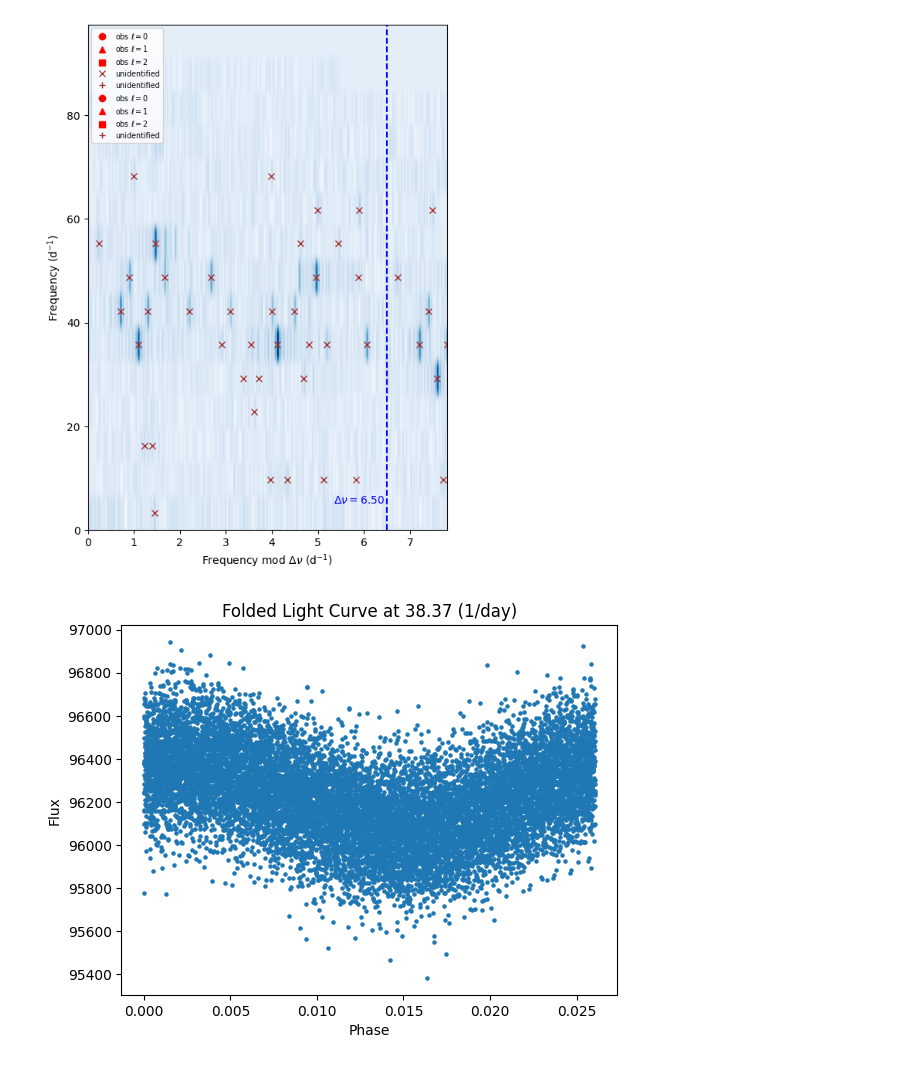
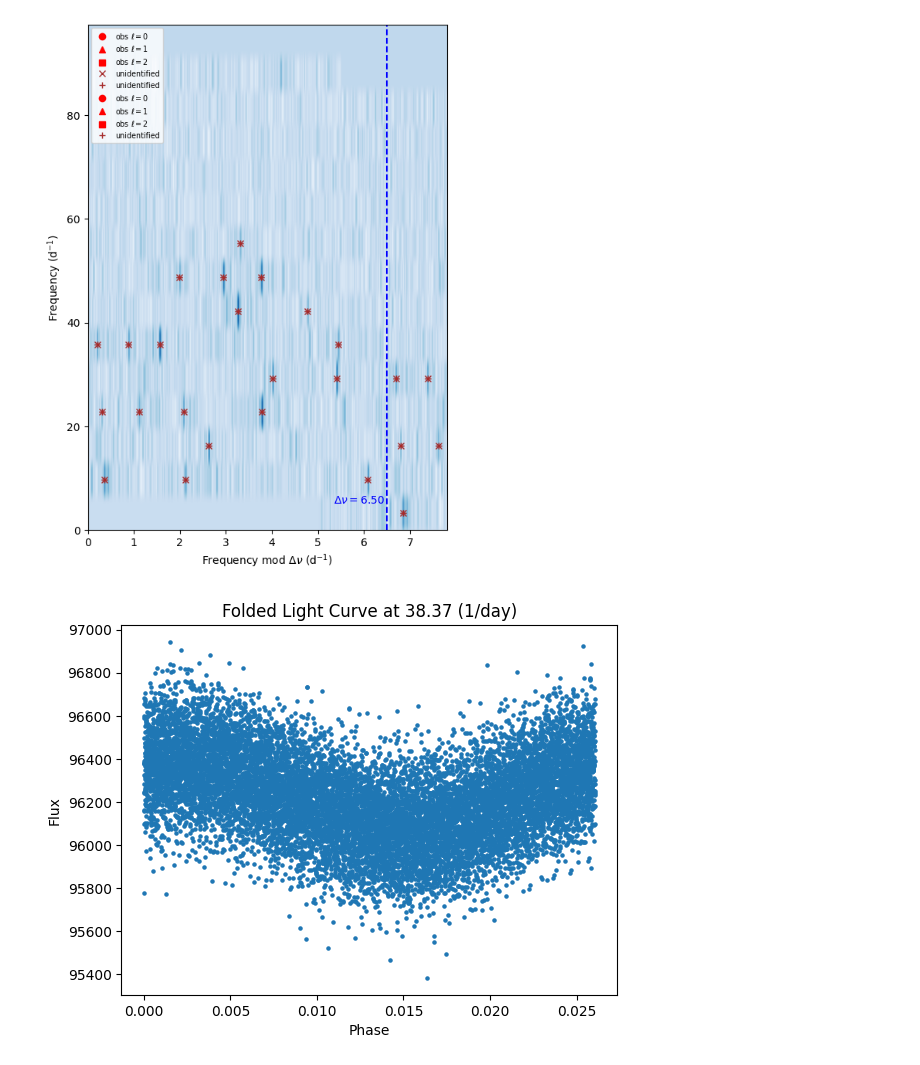
Before and after one commit to gautam-404/PreWhitener, a Jupyter notebook: pywhitener.ipynb, the cells around one changed output. Cells and saved outputs as stored; diff of their text form; code cells hidden in the pictures.

```diff
--- a/pywhitener.ipynb
+++ b/pywhitener.ipynb
@@ -275,6 +273,6 @@ def prewhitener(time, flux, max_iterations=100, snr_threshold=5, nearby_peaks_to
     return freq_amp.freq.values, freq_amp.amp.values
     # return peak_freqs, peak_amps
 # %%
-peak_freqs1, peak_amps1 = prewhitener(time, flux, snr_threshold=5, remove_harmonics=True)
-peak_freqs2, peak_amps2 = prewhitener(time, flux, snr_threshold=5, remove_harmonics=False)
+peak_freqs1, peak_amps1 = prewhitener(time, flux, snr_threshold=5, remove_harmonics=False)
+peak_freqs2, peak_amps2 = prewhitener(time, flux, snr_threshold=5, remove_harmonics=True, harmonic_tolerance=0.01)
 # %% [output]
@@ -284,21 +282,21 @@ SNR threshold reached
 Done!
 # %%
 # Plot the final periodogram after pre-whitening
-freqs, amps = amp_spectrum(t=time, y=flux/np.median(flux), fmin=0, fmax=90, nyq_mult=1, oversample_factor=5)
+freqs, amps = amp_spectrum(t=time, y=flux, fmin=5, fmax=90, nyq_mult=1, oversample_factor=5)
 plt.figure(figsize=(20, 10))
 plt.title("Lomb-Scargle Periodogram with peaks")
 
 ax1 = plt.subplot(2, 1, 1)
-ax1.plot(freqs, amps*1000, zorder=1)
+ax1.plot(freqs, amps, zorder=1)
 ax1.scatter(peak_freqs1, peak_amps1, s=10, color='red', zorder=2)
 ax1.set_xlabel("Frequency (1/day)")
 ax1.set_ylabel("Normalised Amplitude")
-ax1.set_xlim(0, 70)
-# ax1.set_xlim(15, 30)
+# ax1.set_xlim(0, 70)
+# ax1.set_xlim(20, 30)
 # ax1.set_xlim(30, 40)
 
 ax2 = plt.subplot(2, 1, 2)
-ax2.plot(freqs, amps*1000, zorder=1)
+ax2.plot(freqs, amps, zorder=1)
 ax2.scatter(peak_freqs2, peak_amps2, s=10, color='red', zorder=2)
 ax2.set_xlabel("Frequency (1/day)")
 ax2.set_ylabel("Normalised Amplitude")
@@ -317,16 +332,16 @@ len(peak_freqs1), len(peak_amps1)
 dtypes = {'ID': 'str', 'f_obs': 'float', 'a_obs': 'float', 'n_obs': 'int', 'l_obs': 'int', 'm_obs': 'int'}
 # ids = pd.read_csv(f"stars/HD23642_revised_ids_all3.csv", delim_whitespace=True, dtype=dtypes)
 ids2 = pd.DataFrame()
-ids2["ID"] = np.arange(1, len(peak_freqs)+1)
-ids2["f_obs"], ids2["a_obs"], ids2['n_obs'], ids2['l_obs'], ids2['m_obs'] = peak_freqs, peak_amps, 6, -1, -9
+ids2["ID"] = np.arange(1, len(peak_freqs1)+1)
+ids2["f_obs"], ids2["a_obs"], ids2['n_obs'], ids2['l_obs'], ids2['m_obs'] = peak_freqs1, peak_amps1, 6, -1, -9
 ids2 = make_id_strings(ids2)
 # ids
 # %%
 Dnu = 6.5
 # extra_echelle(freqs, amps, ids, obs_freqs=ids, Dnu=Dnu, plain=False)
-extra_echelle(freqs, amps, ids2, obs_freqs=ids, Dnu=Dnu, plain=False)
+extra_echelle(freqs, amps, ids2, obs_freqs=ids2, Dnu=Dnu, plain=False)
 # %% [output]
-[figure, old version]
+[figure, new version]
 # %%
 # Fold the light curve at the frequency of the highest peak for visualization
 highest_peak_frequency = peak_freqs[0]
```
Also changed, not shown: parts of 7 cells of this notebook, 1 other file.
